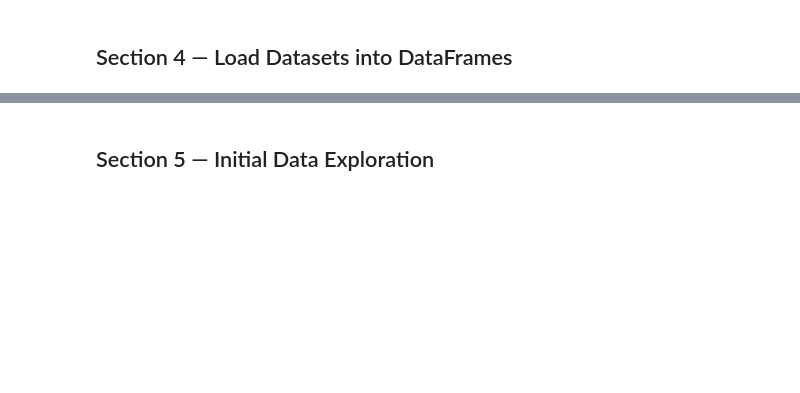
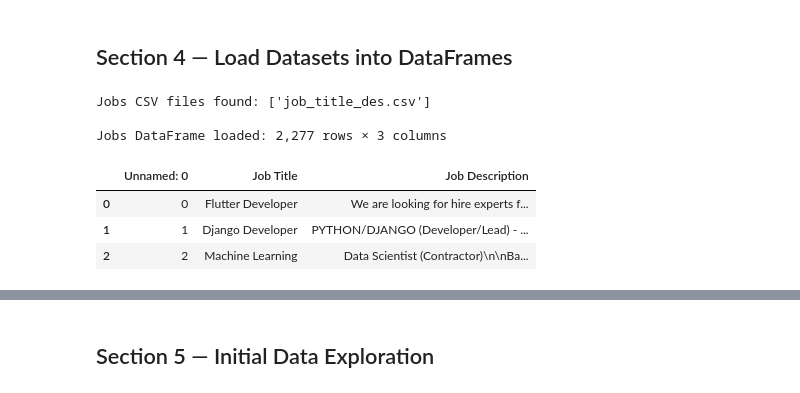
Before and after one commit to ujwal-s-r/IISC_emp_onboarding_proj, a Jupyter notebook: machine_learning/01_data_exploration.ipynb, the cells around one changed output, grey strips where cells are left out. Drawn from its saved outputs; the diff is of its cells as text; code cells hidden in the pictures; blank space fills up the shorter version.

```diff
--- a/machine_learning/01_data_exploration.ipynb
+++ b/machine_learning/01_data_exploration.ipynb
@@ -52,12 +74,20 @@ for f in Path(resume_path).iterdir():
 ## Section 4 — Load Datasets into DataFrames
 # %%
 # ── Load Jobs / JD dataset ──────────────────────────────────────────────────
-# Find the CSV dynamically so we're robust to filename changes
-jobs_csv_files = list(Path(jobs_path).glob("*.csv"))
+# Use rglob so we find CSVs even if they're in a subdirectory
+jobs_csv_files = list(Path(jobs_path).rglob("*.csv"))
 print("Jobs CSV files found:", [f.name for f in jobs_csv_files])
 
 jobs_df = pd.read_csv(jobs_csv_files[0], encoding="utf-8")
 print(f"\nJobs DataFrame loaded: {jobs_df.shape[0]:,} rows × {jobs_df.shape[1]} columns")
 jobs_df.head(3)
+# %% [output]
+Jobs CSV files found: ['job_title_des.csv']
+
+Jobs DataFrame loaded: 2,277 rows × 3 columns
+|  | Unnamed: 0 | Job Title | Job Description |
+| 0 | 0 | Flutter Developer | We are looking for hire experts f... |
+| 1 | 1 | Django Developer | PYTHON/DJANGO (Developer/Lead) - ... |
+| 2 | 2 | Machine Learning | Data Scientist (Contractor)\n\nBa... |
 # %%
 # ── Load Resume dataset ─────────────────────────────────────────────────────
```
Also changed, not shown: parts of 14 cells of this notebook, 3 other files.
